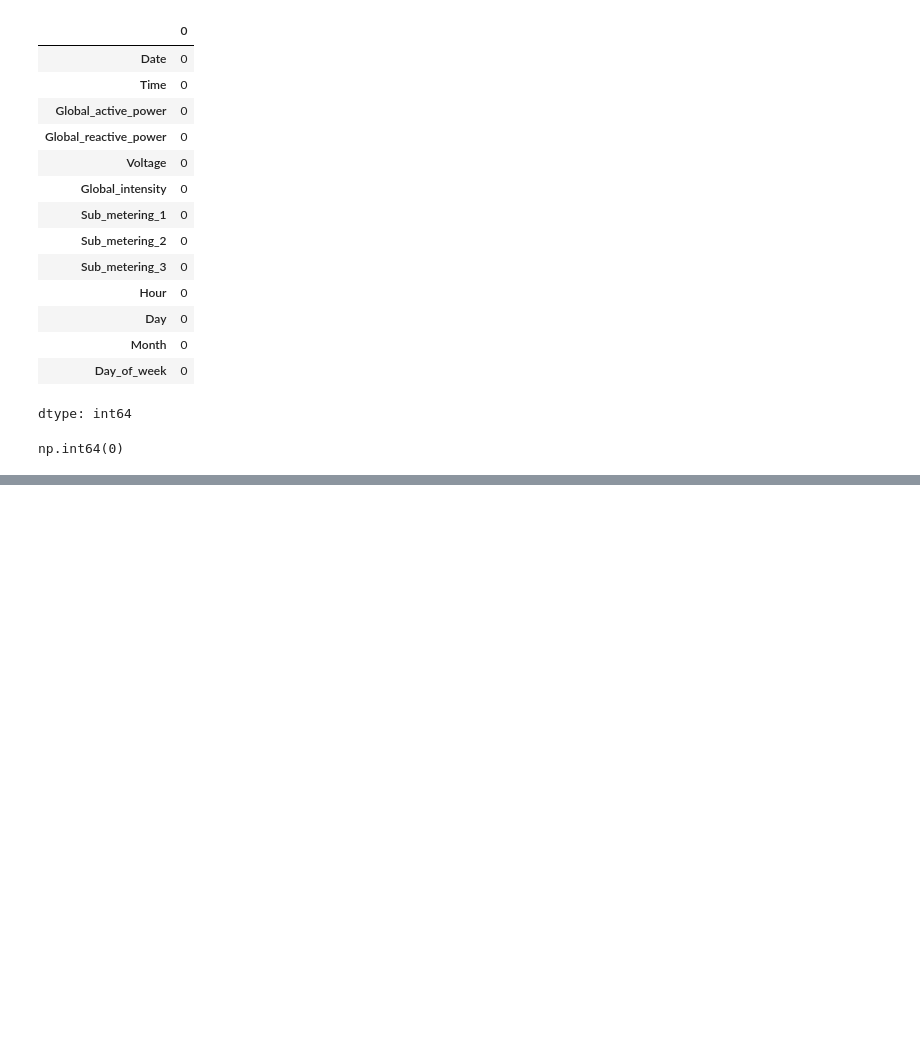
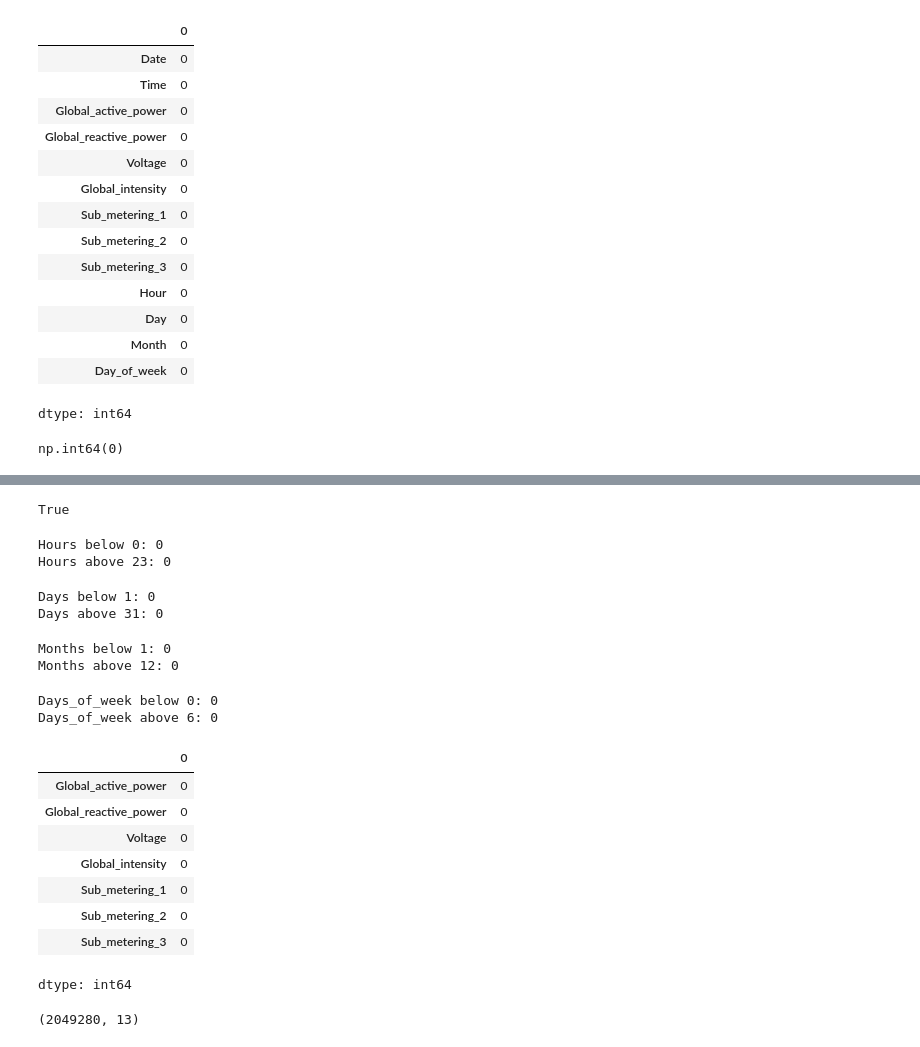
Before and after one commit to dunurejoice20/electricity-forecasting., a Jupyter notebook: notebooks/01_eda_miracle.ipynb, the cells around one changed output, grey strips where cells are left out. Saved outputs shown, nothing was run; the diff lists cells and outputs as text; code cells hidden in the pictures; blank space fills up the shorter version.

```diff
--- a/notebooks/01_eda_miracle.ipynb
+++ b/notebooks/01_eda_miracle.ipynb
@@ -529,0 +600,54 @@ np.int64(0)
+# %%
+df['Date'].is_monotonic_increasing
+# %% [output]
+True
+# %%
+print("Hours below 0:", (df['Hour'] < 0).sum())
+print("Hours above 23:", (df['Hour'] > 23).sum())
+# %% [output]
+Hours below 0: 0
+Hours above 23: 0
+# %%
+print("Days below 1:", (df['Day'] < 1).sum())
+print("Days above 31:", (df['Day'] > 31).sum())
+# %% [output]
+Days below 1: 0
+Days above 31: 0
+# %%
+print("Months below 1:", (df['Month'] < 1).sum())
+print("Months above 12:", (df['Month'] > 12).sum())
+# %% [output]
+Months below 1: 0
+Months above 12: 0
+# %%
+print("Days_of_week below 0:", (df['Day_of_week'] < 0).sum())
+print("Days_of_week above 6:", (df['Day_of_week'] > 6).sum())
+# %% [output]
+Days_of_week below 0: 0
+Days_of_week above 6: 0
+# %%
+cols = [
+    'Global_active_power',
+    'Global_reactive_power',
+    'Voltage',
+    'Global_intensity',
+    'Sub_metering_1',
+    'Sub_metering_2',
+    'Sub_metering_3',
+]
+
+df[cols].lt(0).sum()
+# %% [output]
+|  | 0 |
+| Global_active_power | 0 |
+| Global_reactive_power | 0 |
+| Voltage | 0 |
+| Global_intensity | 0 |
+| Sub_metering_1 | 0 |
+| Sub_metering_2 | 0 |
+| Sub_metering_3 | 0 |
+dtype: int64
+# %%
+df.shape
+# %% [output]
+(2049280, 13)
```
Also changed, not shown: parts of 6 cells of this notebook.
